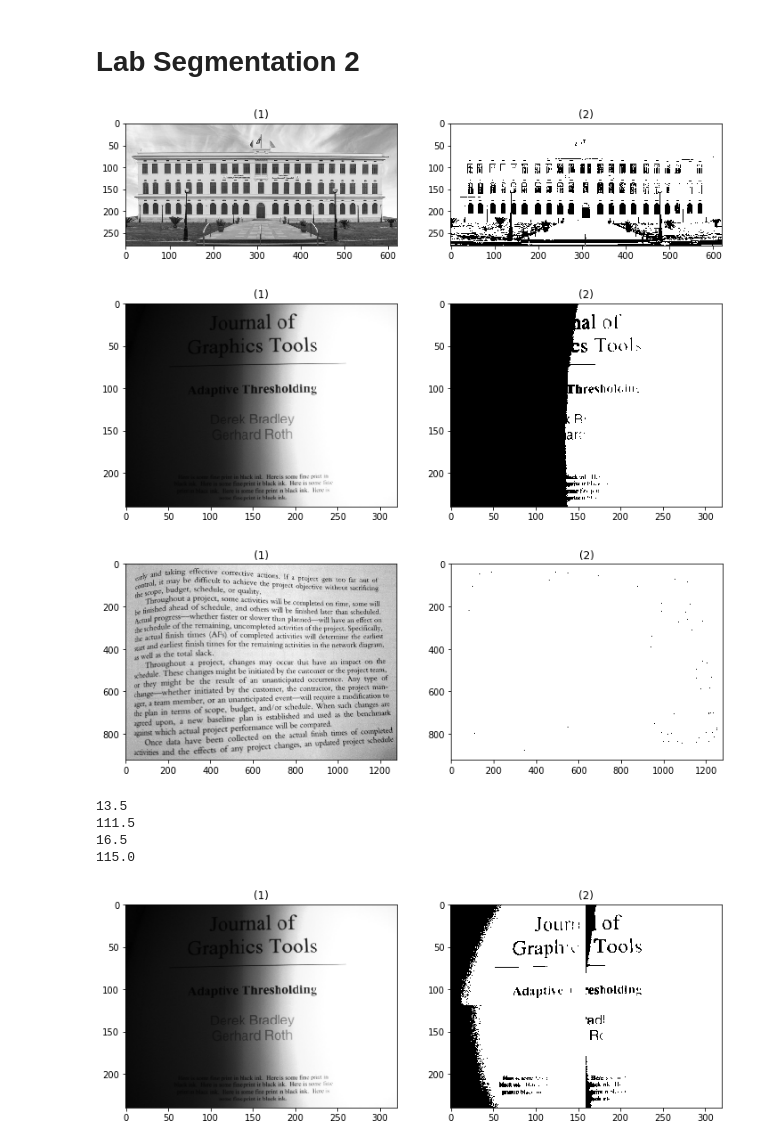
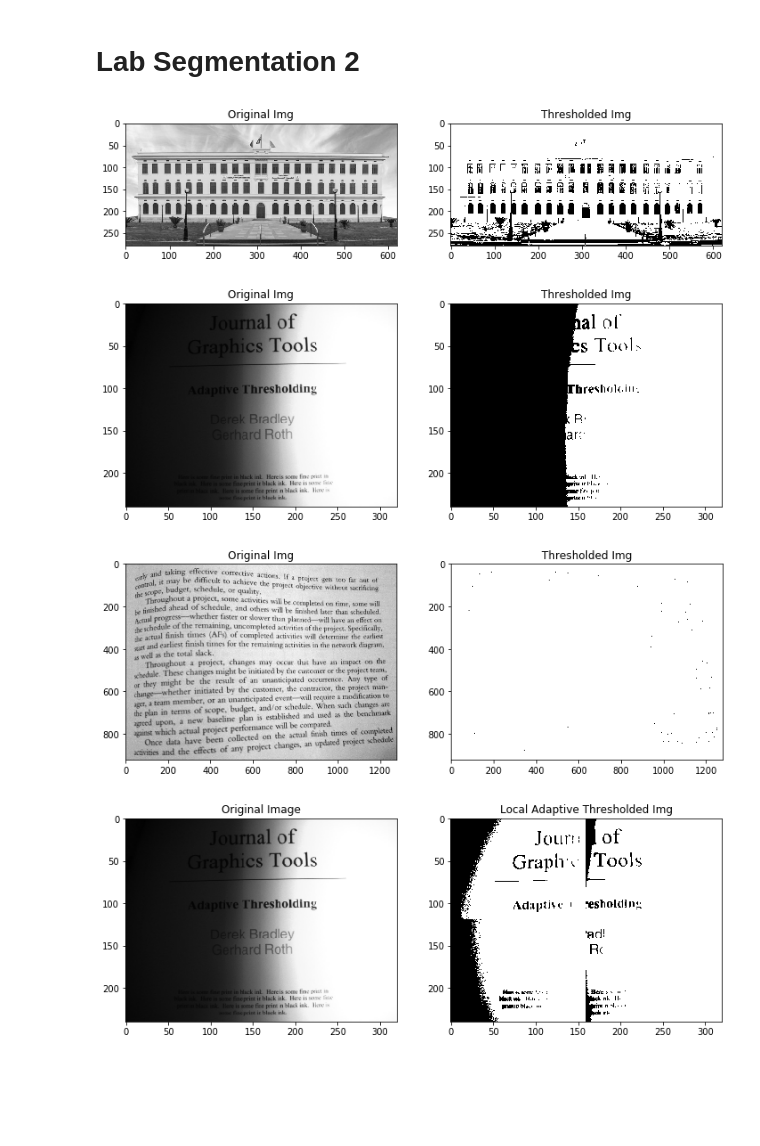
Before and after one commit to ahmedx3/Image-Processing-Labs, a Jupyter notebook: Lab8-Segmentation-2/Lab_Seg2_STD.ipynb, the cells around one changed output. Saved outputs shown, nothing was run; the diff lists cells and outputs as text; code cells hidden in the pictures; blank space fills up the shorter version.

```diff
--- a/Lab8-Segmentation-2/Lab_Seg2_STD.ipynb
+++ b/Lab8-Segmentation-2/Lab_Seg2_STD.ipynb
@@ -25,39 +25,35 @@ def getThreshold(image):
 
 img = (io.imread('cufe.png', as_gray=True) * 255).astype(np.uint8)
 binaryImg = img > (getThreshold(img))
-show_images([img, binaryImg])
+show_images([img, binaryImg],['Original Img','Thresholded Img'])
 
 img = io.imread('book.png', as_gray=True)
 binaryImg = img > (getThreshold(img))
-show_images([img, binaryImg])
+show_images([img, binaryImg],['Original Img','Thresholded Img'])
 
 img = (io.imread('book1.png', as_gray=True) * 255).astype(np.uint8)
 binaryImg = img > (getThreshold(img))
-show_images([img, binaryImg])
+show_images([img, binaryImg],['Original Img','Thresholded Img'])
 # %% [output]
-[figure, old version]
+[figure, new version]
-[figure, old version]
+[figure, new version]
-[figure, old version]
+[figure, new version]
 # %%
 
 img = io.imread('book.png', as_gray=True)
 
 height, width = img.shape[:2]
 
 firstQuarter = img[0:int(height/2),0:int(width/2)]
 secondQuarter = img[0:int(height/2),int(width/2):width]
 thirdQuarter = img[int(height/2):height,0:int(width/2)]
 fourthQuarter = img[int(height/2):height,int(width/2):width]
 
 binaryImg1 = firstQuarter > (getThreshold(firstQuarter))
 binaryImg2 = secondQuarter > (getThreshold(secondQuarter))
 binaryImg3 = thirdQuarter > (getThreshold(thirdQuarter))
 binaryImg4 = fourthQuarter > (getThreshold(fourthQuarter))
 
-show_images([img,np.concatenate( (np.concatenate((binaryImg1,binaryImg2),axis=1),np.concatenate((binaryImg3,binaryImg4),axis=1)) , axis=0 )])
+show_images([img,np.concatenate( (np.concatenate((binaryImg1,binaryImg2),axis=1),np.concatenate((binaryImg3,binaryImg4),axis=1)) , axis=0 )],['Original Image','Local Adaptive Thresholded Img'])
 # %% [output]
-13.5
-111.5
-16.5
-115.0
-[figure, old version]
+[figure, new version]
```
Also changed, not shown: parts of 1 cell of this notebook.
